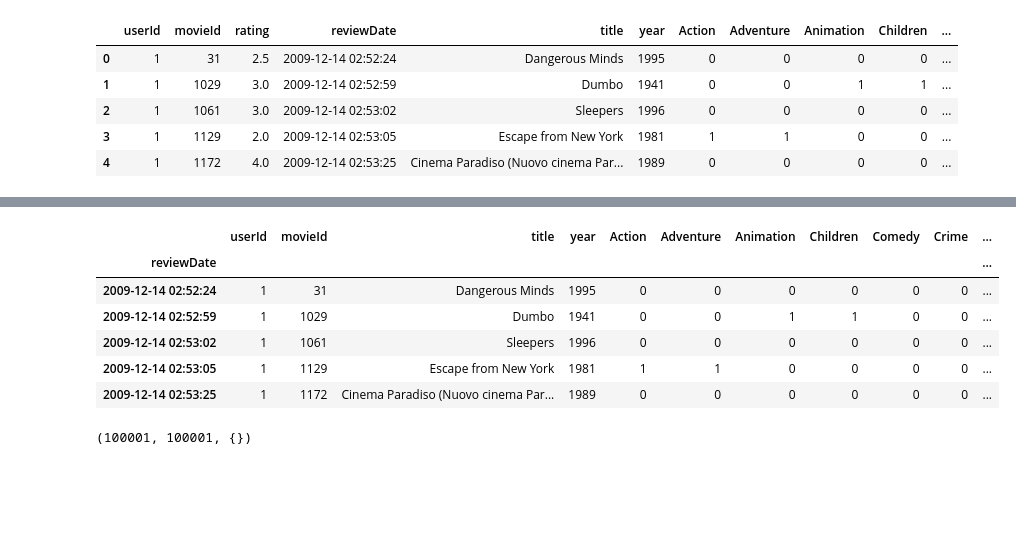
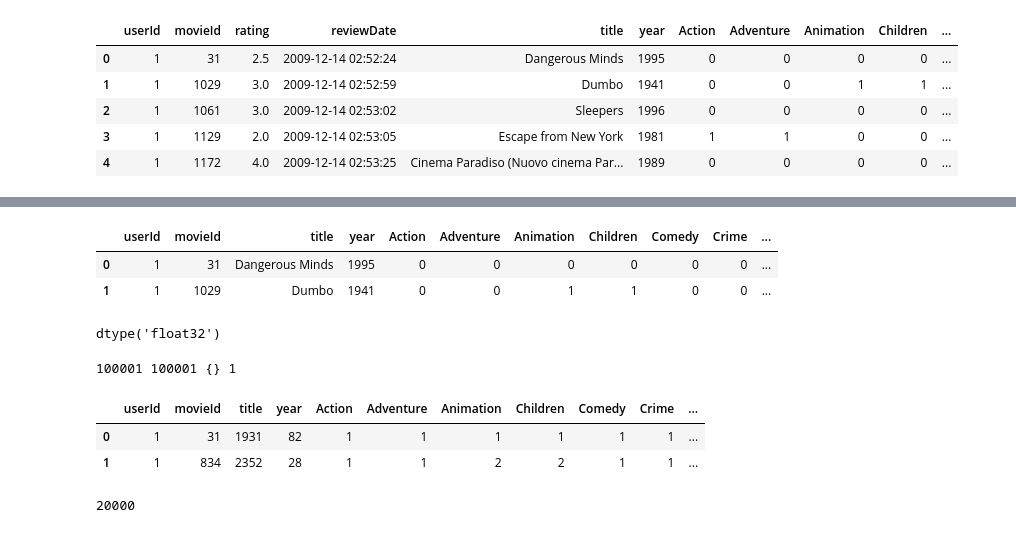
Before and after one commit to ohmeow/fastai-projects, a Jupyter notebook: part1v2/dl1/lesson5-movielens.ipynb, the cells around one changed output, grey strips where cells are left out. Cells and saved outputs as stored; diff of their text form; code cells hidden in the pictures; blank space fills up the shorter version.

```diff
--- a/part1v2/dl1/lesson5-movielens.ipynb
+++ b/part1v2/dl1/lesson5-movielens.ipynb
@@ -180,6 +179,13 @@ combined_df.head()
 | 2 | 1 | 1061 | 3.0 | 2009-12-14 02:53:02 | Sleepers | 1996 | 0 | 0 | 0 | 0 | ... |
 | 3 | 1 | 1129 | 2.0 | 2009-12-14 02:53:05 | Escape from New York | 1981 | 1 | 1 | 0 | 0 | ... |
 | 4 | 1 | 1172 | 4.0 | 2009-12-14 02:53:25 | Cinema Paradiso (Nuovo cinema Par... | 1989 | 0 | 0 | 0 | 0 | ... |
+# %%
+# see http://forums.fast.ai/t/understanding-columnarmodeldata-from-data-frame-from-rossman/8140/4?u=wgpubs
+combined_df['dummy_cont'] = 1
 # %%
-cat_vars =  combined_df.drop(['rating', 'reviewDate', 'reviewElapsed', 'dummy_cont'], axis=1).columns.tolist()
+# 1. define categorical and continuous columns
+cat_vars =  list(combined_df.drop(['rating', 'reviewDate', 'reviewElapsed', 'dummy_cont'], axis=1))
 cont_vars = ['dummy_cont']
+target_var = 'rating'
+
+# cat_vars, cont_vars, target_var
@@ -206,30 +192,36 @@ cat_vars, cont_vars
 # %%
+# 2. convert categoricals, continous, and target into correct datatypes
 for v in cat_vars: combined_df[v] = combined_df[v].astype('category').cat.as_ordered()
-for v in cont_vars: combined_df[v] = combined_df[v].astype('float32')
+for v in cont_vars: combined_df[v] = combined_df[v].astype(np.float32)
+# combined_df[target_var] = combined_df[target_var].astype(np.float32)
 
-dep_var = 'rating'
+raw_train_df = combined_df[cat_vars + cont_vars + [target_var]].copy()
 
-train_raw_df = combined_df[cat_vars + cont_vars + ['reviewDate', dep_var]]
-train_raw_df.set_index('reviewDate', inplace=True)
-train_raw_df.head()
+raw_train_df.head(2)
 # %% [output]
 |  | userId | movieId | title | year | Action | Adventure | Animation | Children | Comedy | Crime | ... |
-| reviewDate |  |  |  |  |  |  |  |  |  |  | ... |
-| 2009-12-14 02:52:24 | 1 | 31 | Dangerous Minds | 1995 | 0 | 0 | 0 | 0 | 0 | 0 | ... |
-| 2009-12-14 02:52:59 | 1 | 1029 | Dumbo | 1941 | 0 | 0 | 1 | 1 | 0 | 0 | ... |
-| 2009-12-14 02:53:02 | 1 | 1061 | Sleepers | 1996 | 0 | 0 | 0 | 0 | 0 | 0 | ... |
-| 2009-12-14 02:53:05 | 1 | 1129 | Escape from New York | 1981 | 1 | 1 | 0 | 0 | 0 | 0 | ... |
-| 2009-12-14 02:53:25 | 1 | 1172 | Cinema Paradiso (Nuovo cinema Par... | 1989 | 0 | 0 | 0 | 0 | 0 | 0 | ... |
+| 0 | 1 | 31 | Dangerous Minds | 1995 | 0 | 0 | 0 | 0 | 0 | 0 | ... |
+| 1 | 1 | 1029 | Dumbo | 1941 | 0 | 0 | 1 | 1 | 0 | 0 | ... |
+# %%
+raw_train_df.dummy_cont.dtypes
+# %% [output]
+dtype('float32')
 # %%
 # mapper not returned because we have no continuous vars and so no scaling!
-train_df, y, nas = proc_df(train_raw_df, 'rating', do_scale=False)
+train_df, y, nas, mapper = proc_df(raw_train_df, target_var, do_scale=True)
 
-n = len(train_df)
-n, len(y), nas
+n = len(train_df); print(n, len(y), nas, len(mapper.features))
+train_df.head(2)
 # %% [output]
-(100001, 100001, {})
+100001 100001 {} 1
+|  | userId | movieId | title | year | Action | Adventure | Animation | Children | Comedy | Crime | ... |
+| 0 | 1 | 31 | 1931 | 82 | 1 | 1 | 1 | 1 | 1 | 1 | ... |
+| 1 | 1 | 834 | 2352 | 28 | 1 | 1 | 2 | 2 | 1 | 1 | ... |
 # %%
 val_idxs = get_cv_idxs(n)
+len(val_idxs)
+# %% [output]
+20000
 # %%
 y_range = [0.0, 5.0]
 # %%
```
Also changed, not shown: parts of 36 cells of this notebook.
